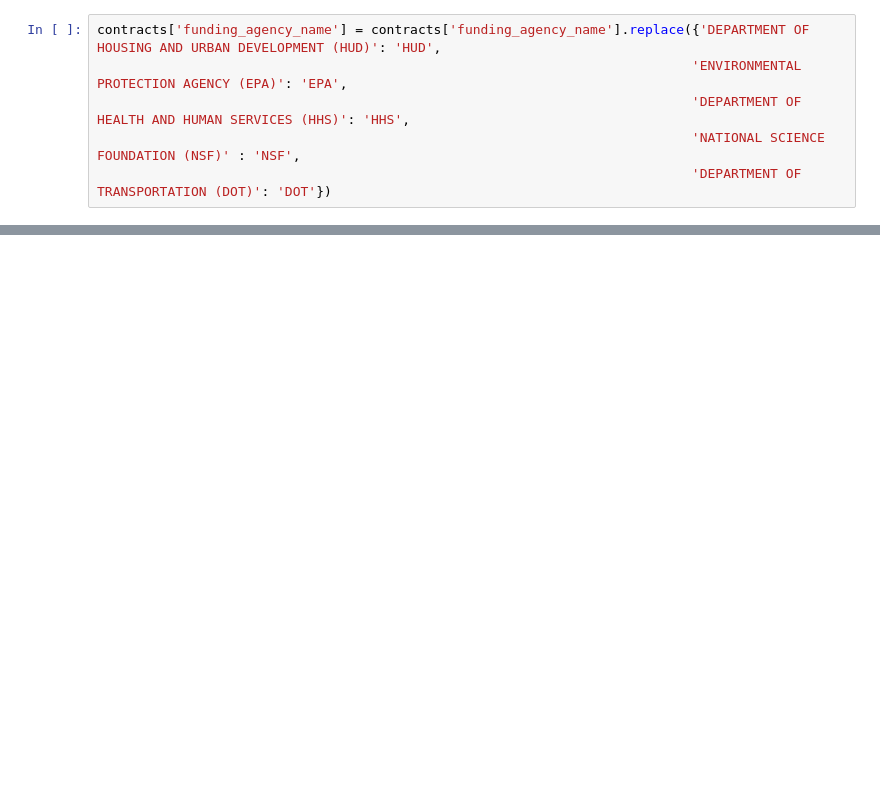
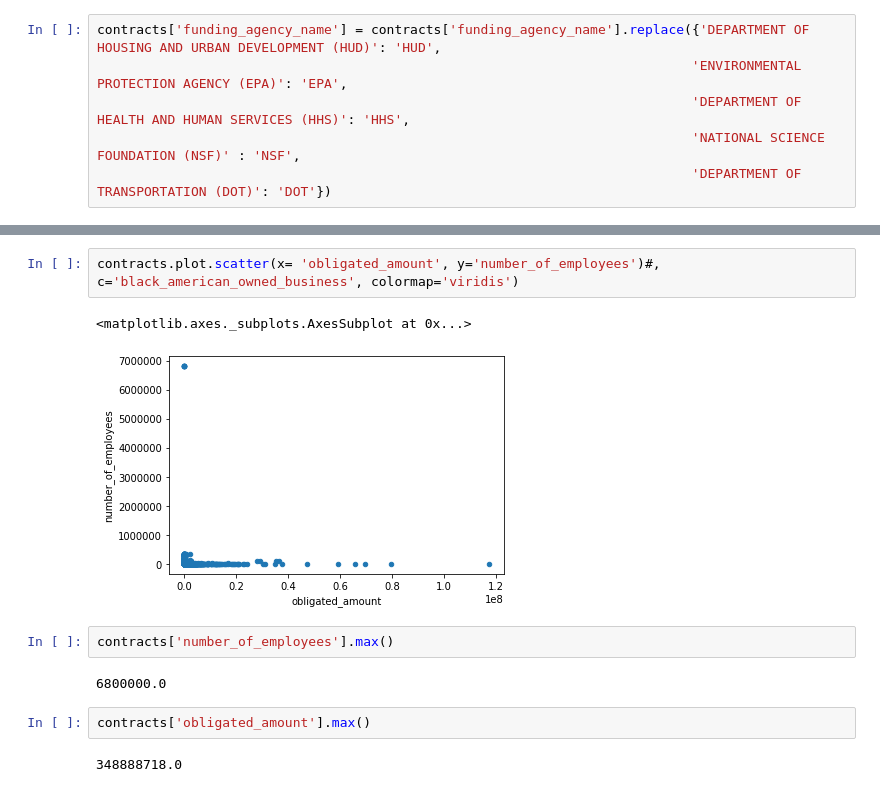
Before and after one commit to pdebree/CS506-Project, a Jupyter notebook: exploration.ipynb, the cells around one changed output, grey strips where cells are left out. Saved outputs shown, nothing was run; the diff lists cells and outputs as text; blank space fills up the shorter version.

```diff
--- a/exploration.ipynb
+++ b/exploration.ipynb
@@ -241,0 +172,13 @@ len(contracts[contracts['minority_owned_business'] == True]['recipient_name'].un
+# %%
+contracts.plot.scatter(x= 'obligated_amount', y='number_of_employees')#, c='black_american_owned_business', colormap='viridis')
+# %% [output]
+<matplotlib.axes._subplots.AxesSubplot at 0x...>
+[figure, added]
+# %%
+contracts['number_of_employees'].max()
+# %% [output]
+6800000.0
+# %%
+contracts['obligated_amount'].max()
+# %% [output]
+348888718.0
```
Also changed, not shown: parts of 25 cells of this notebook.
